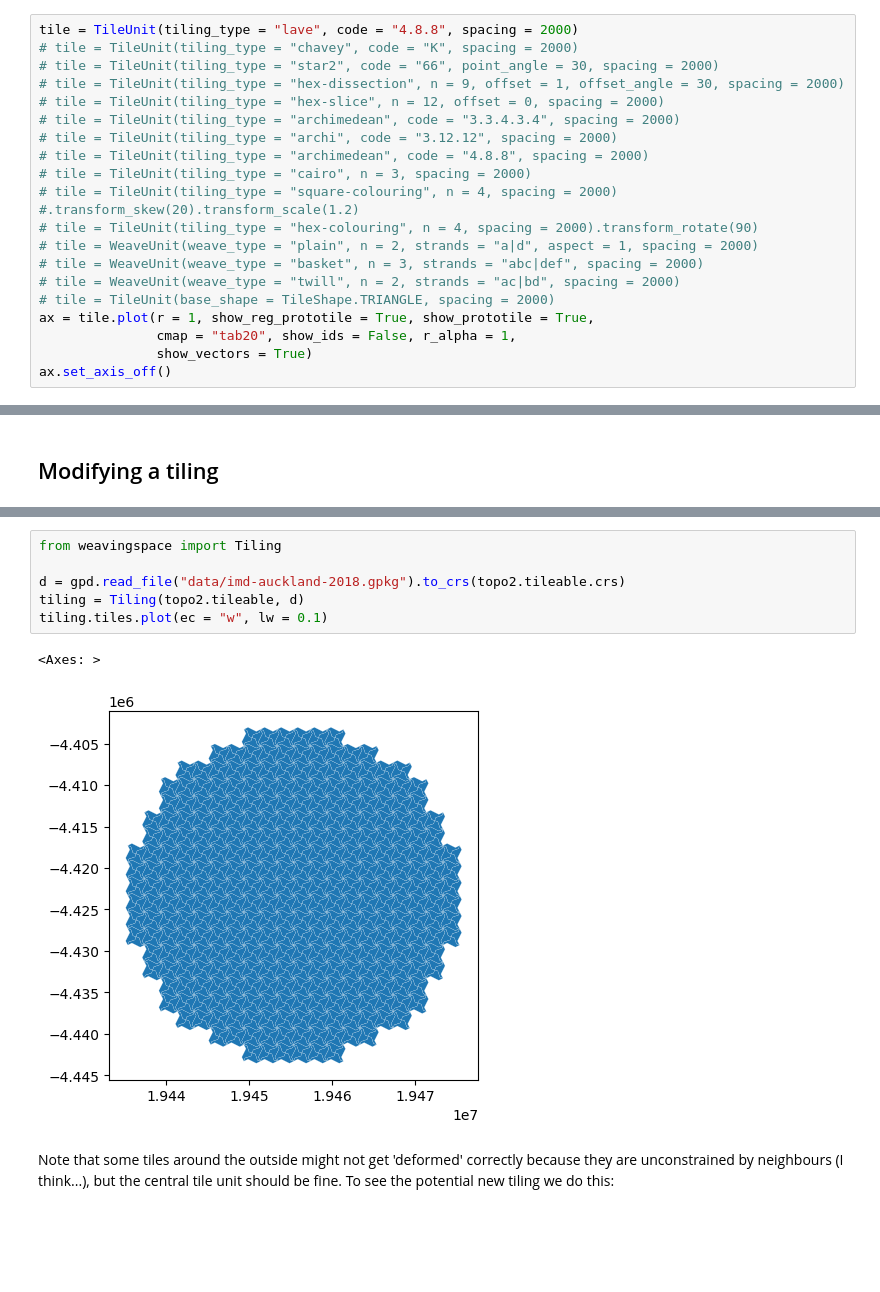
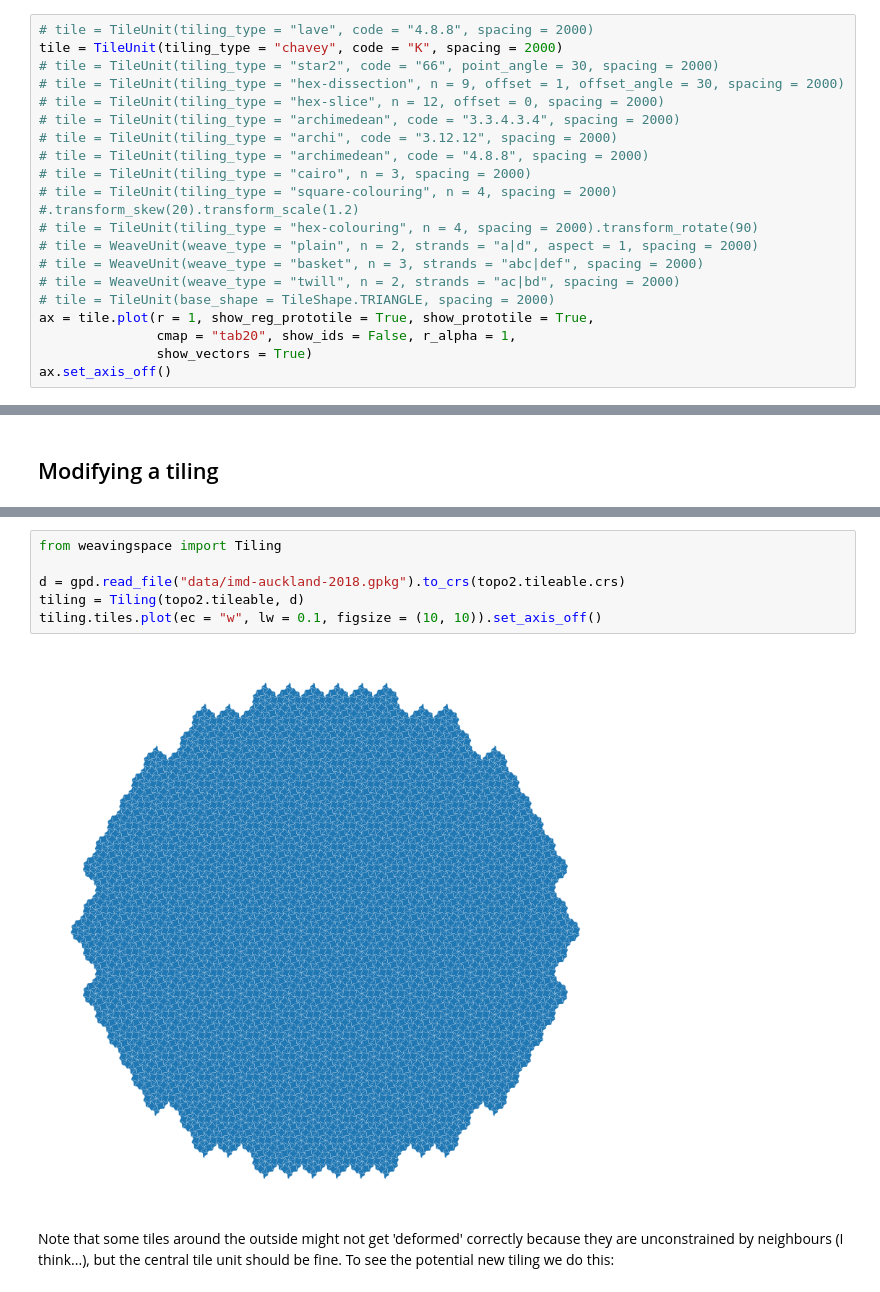
Before and after one commit to DOSull/weavingspace, a Jupyter notebook: examples/topology-working.ipynb, the cells around one changed output, grey strips where cells are left out. Saved outputs shown, nothing was run; the diff lists cells and outputs as text; blank space fills up the shorter version.

```diff
--- a/examples/topology-working.ipynb
+++ b/examples/topology-working.ipynb
@@ -34,8 +34,8 @@ tile.setup_vectors((-s/2, s/2), (s, s/2))
 tile.prototile = tile.get_prototile_from_vectors()
 tile.regularised_prototile = copy.deepcopy(tile.tiles[["geometry"]])
 # %%
-tile = TileUnit(tiling_type = "lave", code = "4.8.8", spacing = 2000)
-# tile = TileUnit(tiling_type = "chavey", code = "K", spacing = 2000)
+# tile = TileUnit(tiling_type = "lave", code = "4.8.8", spacing = 2000)
+tile = TileUnit(tiling_type = "chavey", code = "K", spacing = 2000)
 # tile = TileUnit(tiling_type = "star2", code = "66", point_angle = 30, spacing = 2000)
 # tile = TileUnit(tiling_type = "hex-dissection", n = 9, offset = 1, offset_angle = 30, spacing = 2000)
 # tile = TileUnit(tiling_type = "hex-slice", n = 12, offset = 0, spacing = 2000)
@@ -105,12 +105,11 @@ CAUTION: new Topology will probably not be correctly labelled. To build a correc
 # %%
 from weavingspace import Tiling
 
 d = gpd.read_file("data/imd-auckland-2018.gpkg").to_crs(topo2.tileable.crs)
 tiling = Tiling(topo2.tileable, d)
-tiling.tiles.plot(ec = "w", lw = 0.1)
+tiling.tiles.plot(ec = "w", lw = 0.1, figsize = (10, 10)).set_axis_off()
 # %% [output]
-<Axes: >
-[figure, old version]
+[figure, new version]
 # %% [markdown]
 Note that some tiles around the outside might not get 'deformed' correctly because they are unconstrained by neighbours (I think...), but the central tile unit should be fine. To see the potential new tiling we do this:
 # %%
```
Also changed, not shown: parts of 7 cells of this notebook, 1 other file.
